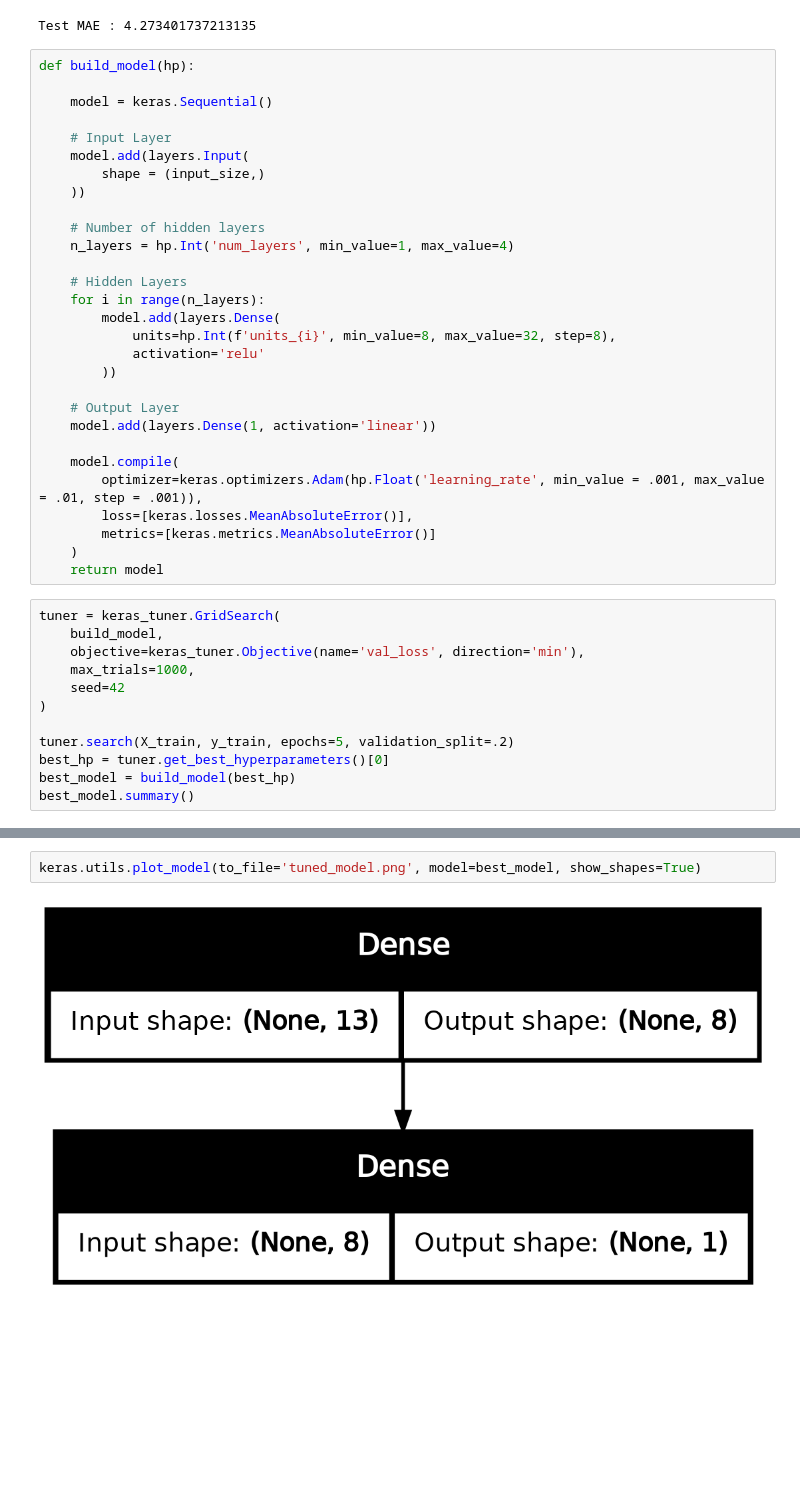
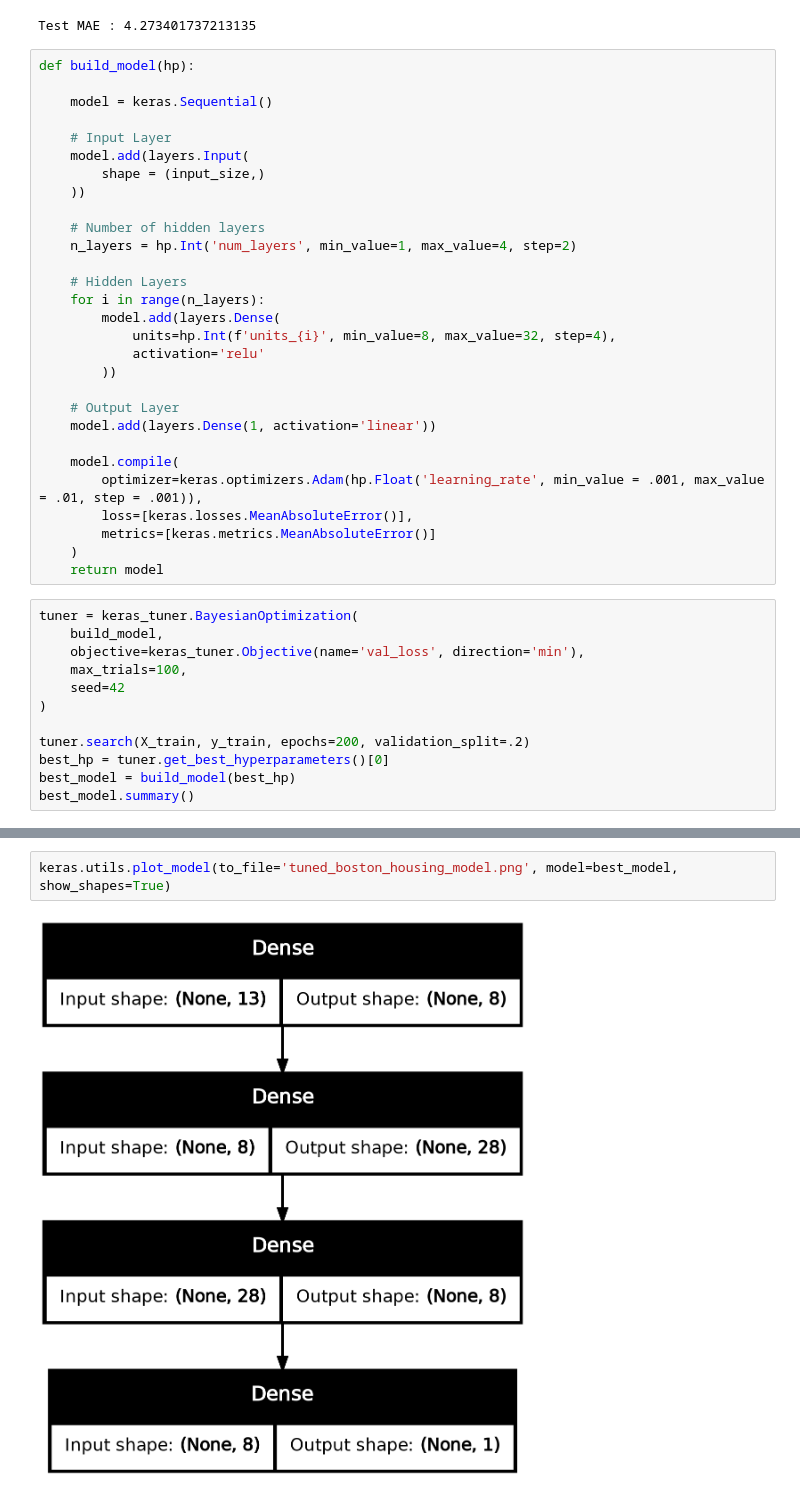
Before and after one commit to hanibounoua/deep-learning-workshops, a Jupyter notebook: boston-housing.ipynb, the cells around one changed output, grey strips where cells are left out. Cells and saved outputs as stored; diff of their text form; blank space fills up the shorter version.

Commit message:
fixing the tunner and exporting the model

```diff
--- a/boston-housing.ipynb
+++ b/boston-housing.ipynb
@@ -111,12 +111,12 @@ def build_model(hp):
     ))
 
     # Number of hidden layers
-    n_layers = hp.Int('num_layers', min_value=1, max_value=4)
+    n_layers = hp.Int('num_layers', min_value=1, max_value=4, step=2)
 
     # Hidden Layers
     for i in range(n_layers):
         model.add(layers.Dense(
-            units=hp.Int(f'units_{i}', min_value=8, max_value=32, step=8),
+            units=hp.Int(f'units_{i}', min_value=8, max_value=32, step=4),
             activation='relu'
         ))
 
@@ -130,14 +130,14 @@ def build_model(hp):
     )
     return model
 # %%
-tuner = keras_tuner.GridSearch(
+tuner = keras_tuner.BayesianOptimization(
     build_model,
     objective=keras_tuner.Objective(name='val_loss', direction='min'),
-    max_trials=1000,
+    max_trials=100,
     seed=42
 )
 
-tuner.search(X_train, y_train, epochs=5, validation_split=.2)
+tuner.search(X_train, y_train, epochs=200, validation_split=.2)
 best_hp = tuner.get_best_hyperparameters()[0]
 best_model = build_model(best_hp)
 best_model.summary()
@@ -156,8 +164,8 @@ Model: "sequential_2"
  Non-trainable params: 0 (0.00 B)
 # %%
-keras.utils.plot_model(to_file='tuned_model.png', model=best_model, show_shapes=True)
+keras.utils.plot_model(to_file='tuned_boston_housing_model.png', model=best_model, show_shapes=True)
 # %% [output]
-[figure, old version]
+[figure, new version]
 # %%
 keras.utils.set_random_seed(42)
 best_model.fit(x=X_train, y=y_train, validation_split=0.2, epochs=200, batch_size=32)
```
Also changed, not shown: parts of 9 cells of this notebook.
